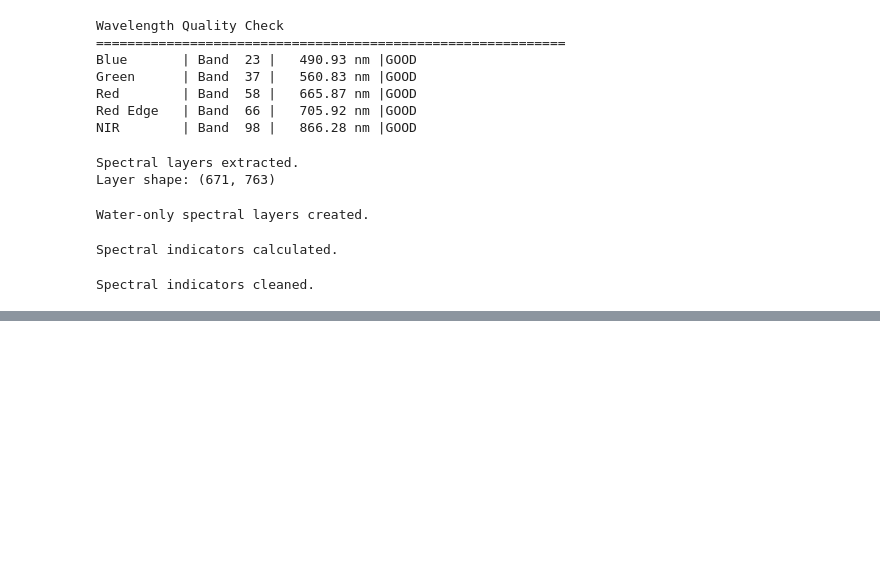
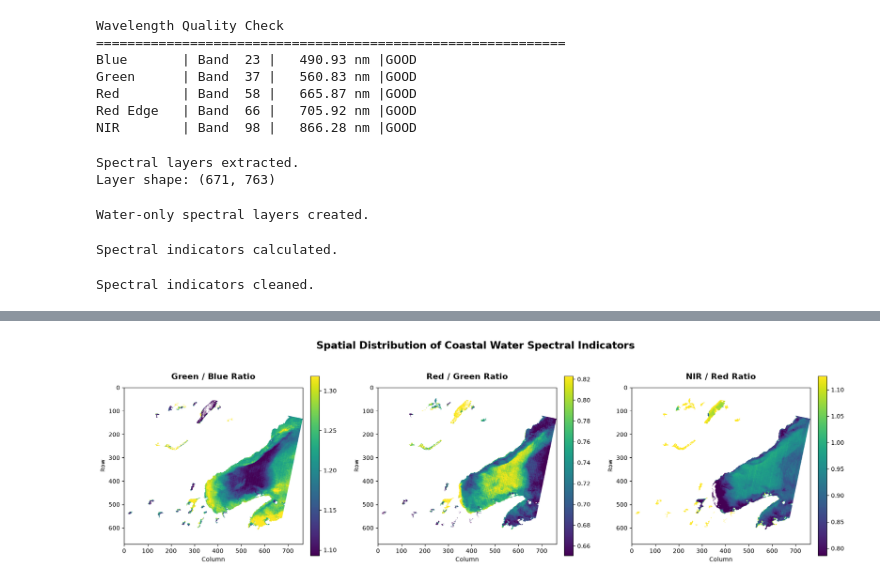
Before and after one commit to Keerthivasan2899/Geospectra-AI-belize-water-quality, a Jupyter notebook: notebooks/05_Coastal_Water_Quality__Feature_Mapping.ipynb, the cells around one changed output, grey strips where cells are left out. Cells and saved outputs as stored; diff of their text form; code cells hidden in the pictures; blank space fills up the shorter version.

```diff
--- a/notebooks/05_Coastal_Water_Quality__Feature_Mapping.ipynb
+++ b/notebooks/05_Coastal_Water_Quality__Feature_Mapping.ipynb
@@ -289,0 +420,68 @@ Values above original 99% threshold: 0
+# %%
+#17_Spatial Distribution of Spectral Indicators
+
+fig, axes = plt.subplots(
+    1, 3,
+    figsize=(18, 6)
+)
+
+indicator_layers = [
+    ("Green / Blue Ratio", green_blue_clean),
+    ("Red / Green Ratio", red_green_clean),
+    ("NIR / Red Ratio", nir_red_clean)
+]
+
+for ax, (name, layer) in zip(axes, indicator_layers):
+
+    # 5th–95th percentile display range
+    vmin = np.nanpercentile(layer, 5)
+    vmax = np.nanpercentile(layer, 95)
+
+    im = ax.imshow(
+        layer,
+        vmin=vmin,
+        vmax=vmax,
+        cmap="viridis"
+    )
+
+    # Explicit subplot title
+    ax.text(
+        0.5,
+        1.04,
+        name,
+        transform=ax.transAxes,
+        ha="center",
+        va="bottom",
+        fontsize=14,
+        fontweight="bold"
+    )
+
+    ax.set_xlabel("Column")
+    ax.set_ylabel("Row")
+
+    fig.colorbar(
+        im,
+        ax=ax,
+        fraction=0.046,
+        pad=0.04
+    )
+
+fig.suptitle(
+    "Spatial Distribution of Coastal Water Spectral Indicators",
+    fontsize=17,
+    fontweight="bold",
+    y=0.98
+)
+
+# Manually control spacing — do NOT use tight_layout()
+fig.subplots_adjust(
+    top=0.86,
+    bottom=0.12,
+    left=0.04,
+    right=0.96,
+    wspace=0.30
+)
+
+plt.show()
+# %% [output]
+[figure, added]
```
Also changed, not shown: parts of 8 cells of this notebook, 1 other file.
